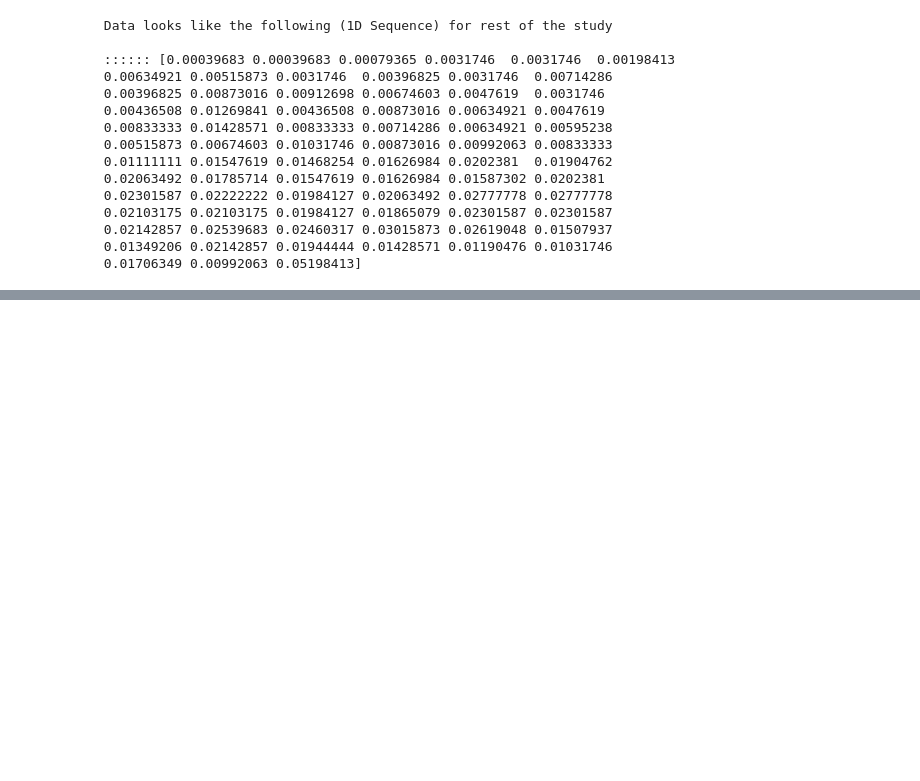
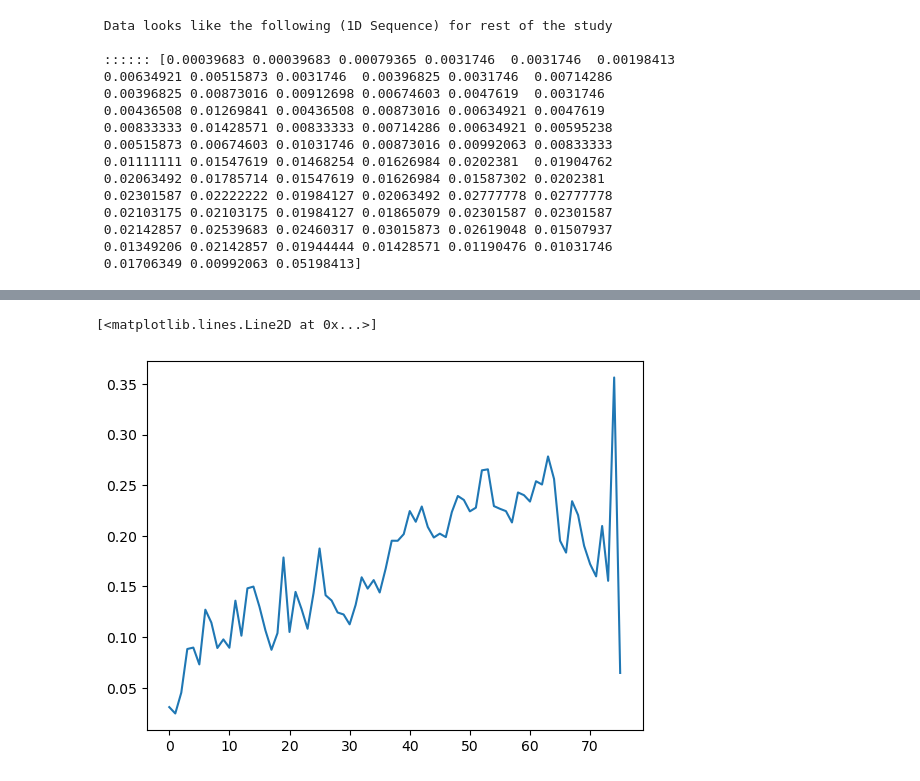
Before and after one commit to karthik18495/Problems-JLab, a Jupyter notebook: Problem-2/Problem2-writeup.ipynb, the cells around one changed output, grey strips where cells are left out. Cells and saved outputs as stored; diff of their text form; code cells hidden in the pictures; blank space fills up the shorter version.

```diff
--- a/Problem-2/Problem2-writeup.ipynb
+++ b/Problem-2/Problem2-writeup.ipynb
@@ -139,0 +256,5 @@ The code is such that it can be with minimal changes be adapted to other GAN tec
+# %%
+plt.plot(std_err)
+# %% [output]
+[<matplotlib.lines.Line2D at 0x...>]
+[figure, added]
```
Also changed, not shown: parts of 16 cells of this notebook.
